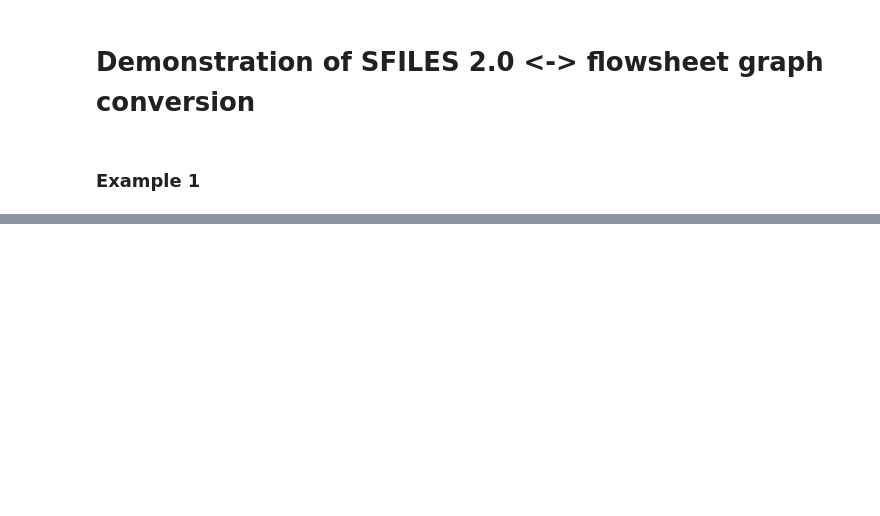
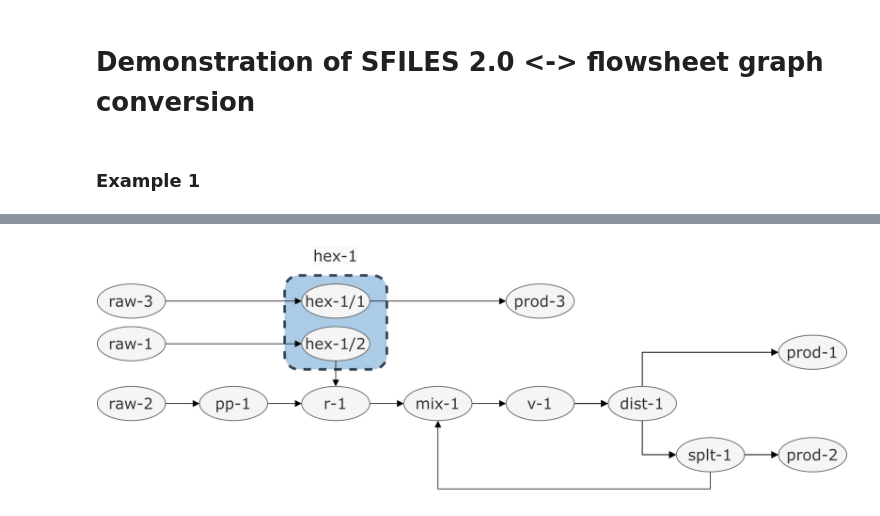
Before and after one commit to process-intelligence-research/SFILES2, a Jupyter notebook: demonstration.ipynb, the cells around one changed output, grey strips where cells are left out. Saved outputs shown, nothing was run; the diff lists cells and outputs as text; code cells hidden in the pictures; blank space fills up the shorter version.

```diff
--- a/demonstration.ipynb
+++ b/demonstration.ipynb
@@ -14,2 +14,7 @@ How to create graph:
 Format:  ('node-1', 'node-2', {'labels': 'streamlabel', 'tags':{'col': [<'tout','tin','bout','bin'>], 'he': [<'x_in','x_out'>]}})
+# %%
+# How the graph should look like in theory
+Image(filename='examples/graph_theory-1.png')
+# %% [output]
+[figure, added]
 # %%
```
Also changed, not shown: parts of 11 cells of this notebook, 25 other files.
